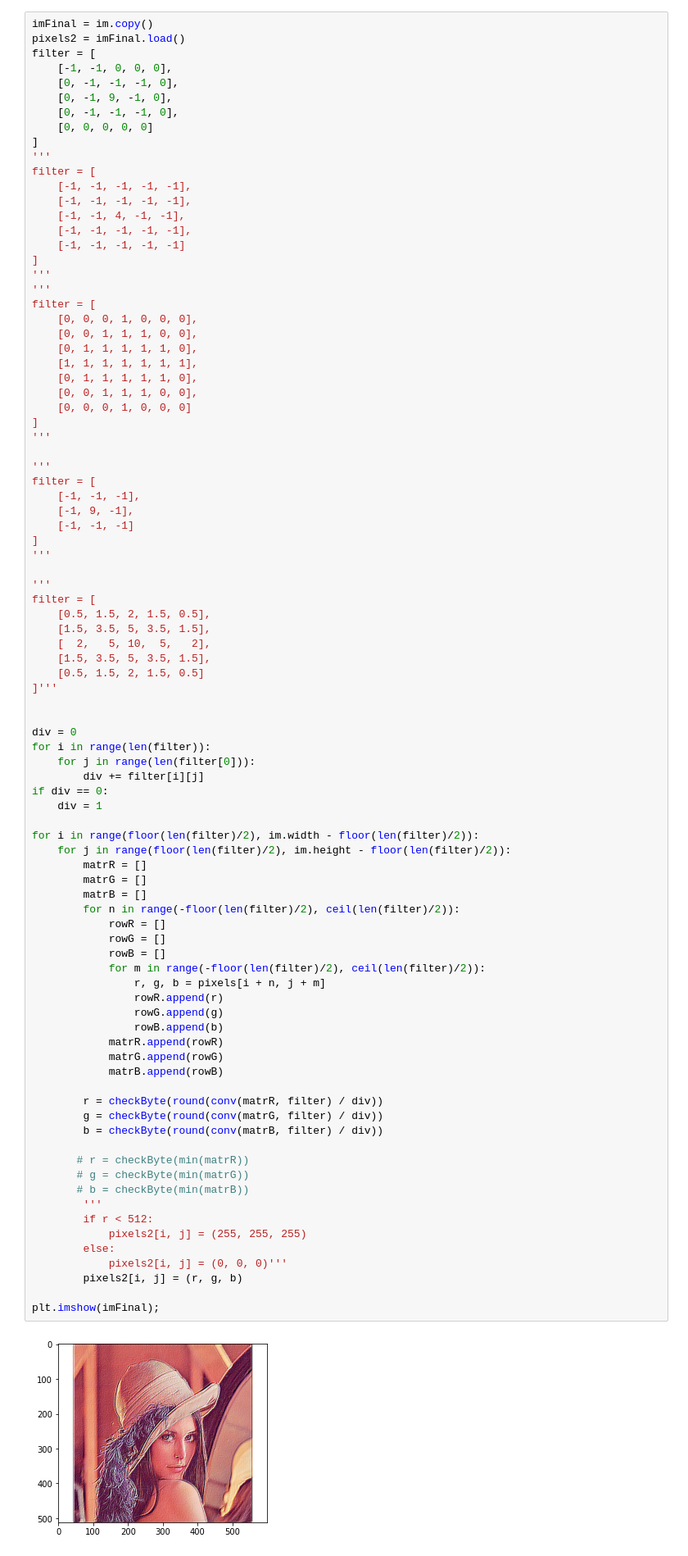
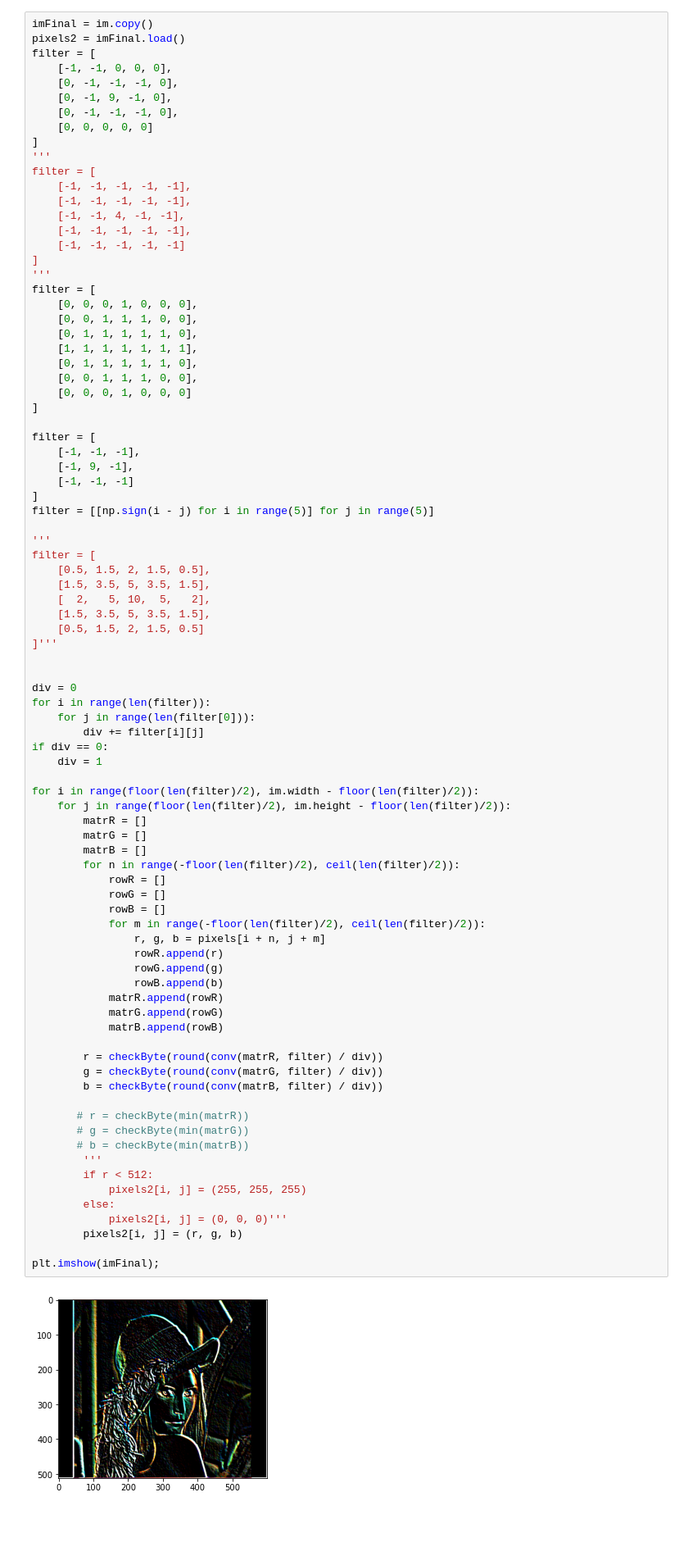
Before and after one commit to Hacker1337/DeepLearningSchool, a Jupyter notebook: 10module/[seminar]convolution_pooling.ipynb, the cells around one changed output. Shown at 82% size. Saved outputs shown, nothing was run; the diff lists cells and outputs as text; blank space fills up the shorter version.

```diff
--- a/10module/[seminar]convolution_pooling.ipynb
+++ b/10module/[seminar]convolution_pooling.ipynb
@@ -120,7 +141,6 @@ filter = [
     [-1, -1, -1, -1, -1]
 ]
 '''
-'''
 filter = [
     [0, 0, 0, 1, 0, 0, 0],
     [0, 0, 1, 1, 1, 0, 0],
@@ -130,15 +150,13 @@ filter = [
     [0, 0, 1, 1, 1, 0, 0],
     [0, 0, 0, 1, 0, 0, 0]
 ]
-'''
 
-'''
 filter = [
     [-1, -1, -1],
     [-1, 9, -1],
     [-1, -1, -1]
 ]
-'''
+filter = [[np.sign(i - j) for i in range(5)] for j in range(5)]
 
 '''
 filter = [
@@ -164,31 +182,31 @@ for i in range(floor(len(filter)/2), im.width - floor(len(filter)/2)):
         matrB = []
         for n in range(-floor(len(filter)/2), ceil(len(filter)/2)):
             rowR = []
             rowG = []
             rowB = []
             for m in range(-floor(len(filter)/2), ceil(len(filter)/2)):
                 r, g, b = pixels[i + n, j + m]
                 rowR.append(r)
                 rowG.append(g)
                 rowB.append(b)
             matrR.append(rowR)
             matrG.append(rowG)
             matrB.append(rowB)
 
         r = checkByte(round(conv(matrR, filter) / div))
         g = checkByte(round(conv(matrG, filter) / div))
         b = checkByte(round(conv(matrB, filter) / div))
 
        # r = checkByte(min(matrR))
        # g = checkByte(min(matrG))
        # b = checkByte(min(matrB))
         '''
         if r < 512:
             pixels2[i, j] = (255, 255, 255)
         else:
             pixels2[i, j] = (0, 0, 0)'''
         pixels2[i, j] = (r, g, b)
 
 plt.imshow(imFinal);
 # %% [output]
-[figure, old version]
+[figure, new version]
```
Also changed, not shown: parts of 5 cells of this notebook, 6 other files.
